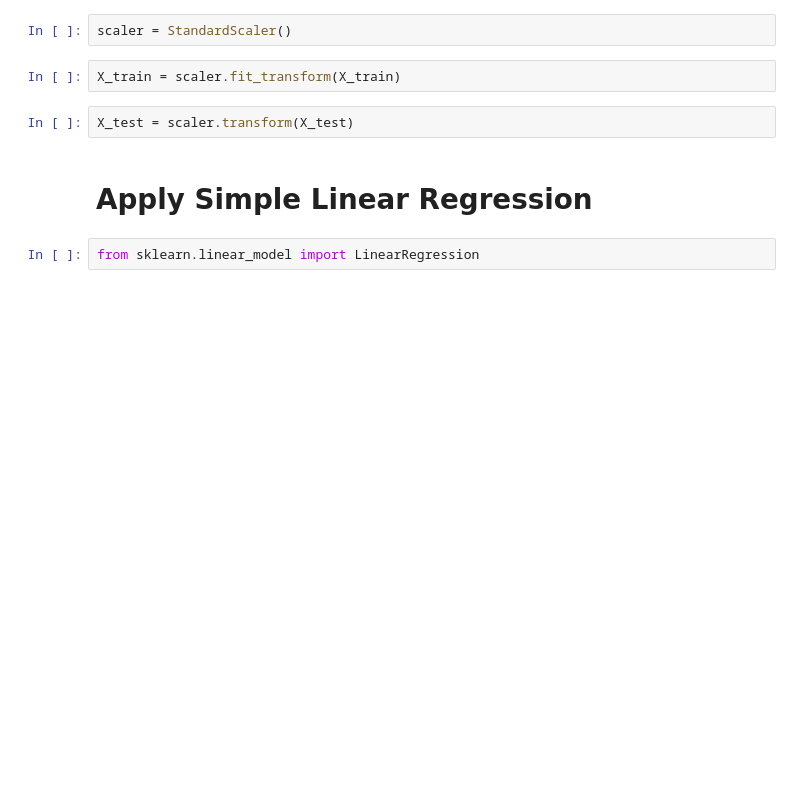
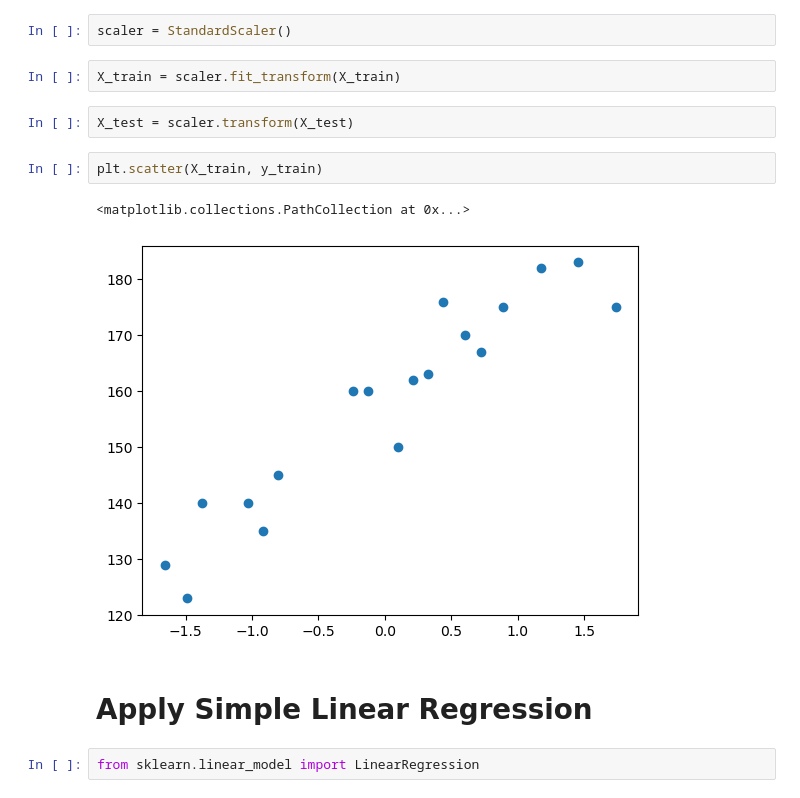
Before and after one commit to AnoopGeorge418/My-Learnings, a Jupyter notebook: Python/24. Simple Linear Regression/height.ipynb, the cells around one changed output. Saved outputs shown, nothing was run; the diff lists cells and outputs as text; blank space fills up the shorter version.

```diff
--- a/Python/24. Simple Linear Regression/height.ipynb
+++ b/Python/24. Simple Linear Regression/height.ipynb
@@ -145,6 +145,11 @@ scaler = StandardScaler()
 X_train = scaler.fit_transform(X_train)
 # %%
 X_test = scaler.transform(X_test)
+# %%
+plt.scatter(X_train, y_train)
+# %% [output]
+<matplotlib.collections.PathCollection at 0x...>
+[figure, added]
 # %% [markdown]
 # Apply Simple Linear Regression
 # %%
```
Also changed, not shown: parts of 20 cells of this notebook, 13 other files.
